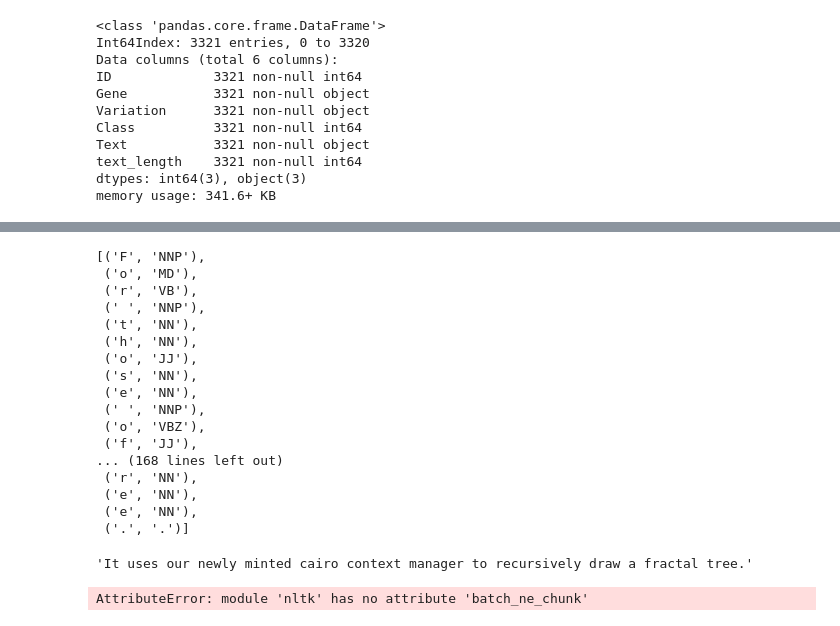
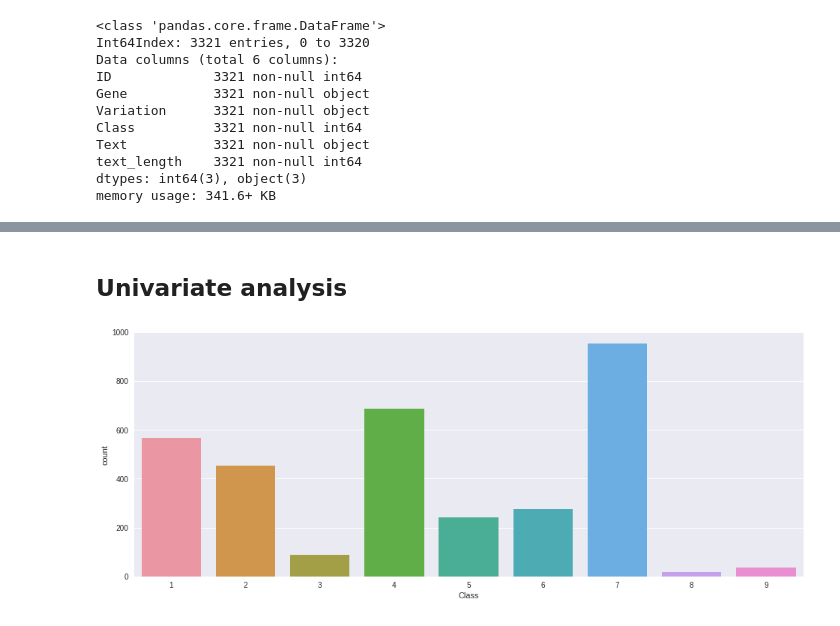
Before and after one commit to sudhirln92/kaggle-competitions, a Jupyter notebook: NLP-cancer/cancer medicine.ipynb, the cells around one changed output, grey strips where cells are left out. Cells and saved outputs as stored; diff of their text form; code cells hidden in the pictures.

```diff
--- a/NLP-cancer/cancer medicine.ipynb
+++ b/NLP-cancer/cancer medicine.ipynb
@@ -10,4 +40,13 @@ import matplotlib.pyplot as plt
 # %%
+path = ''
+#path = '../input/'
+train = pd.read_csv(path+'training_variants')
+test = pd.read_csv(path+'stage2_test_variants.csv')
 
-train_df = pd.read_csv("training_text", sep="\|\|", engine='python', header=None, skiprows=1, names=["ID","Text"])
-test_df = pd.read_csv("test_text", sep="\|\|", engine='python', header=None, skiprows=1, names=["ID","Text"])
+trainx = pd.read_csv(path+'training_text',sep = '\|\|', engine= 'python', header=None,
+                     skiprows=1, names=["ID","Text"])
+testx = pd.read_csv(path+'stage2_test_text.csv',sep = '\|\|', engine= 'python', header=None,
+                     skiprows=1, names=["ID","Text"])
+
+train = pd.merge(train, trainx, how = 'left', on = 'ID').fillna('')
+test = pd.merge(test, testx, how = 'left', on = 'ID').fillna('')
@@ -14,6 +55,0 @@ test_df = pd.read_csv("test_text", sep="\|\|", engine='python', header=None, ski
-# %%
-train = pd.read_csv('training_variants')
-test  = pd.read_csv('test_variants')
-
-train = pd.merge(train, train_df, how = 'left', on = 'ID').fillna('')
-test = pd.merge(test, test_df, how = 'left', on = 'ID').fillna('')
@@ -44,6 +82,3 @@ test_df.head()
 | 2 | 2 | Vascular endothelial growth facto... |
 | 3 | 3 | Inflammatory myofibroblastic tumo... |
 | 4 | 4 | Abstract Retinoblastoma is a pedi... |
-# %%
-train['text_length']  = train['Text'].apply(len)
-test['text_length'] = test['Text'].apply(len)
@@ -119,24 +98,0 @@ Name: Variation, dtype: object
-# %%
-k
-# %% [output]
-[('F', 'NNP'),
- ('o', 'MD'),
- ('r', 'VB'),
- (' ', 'NNP'),
- ('t', 'NN'),
- ('h', 'NN'),
- ('o', 'JJ'),
- ('s', 'NN'),
- ('e', 'NN'),
- (' ', 'NNP'),
- ('o', 'VBZ'),
- ('f', 'JJ'),
-... (168 lines left out)
- ('r', 'NN'),
- ('e', 'NN'),
- ('e', 'NN'),
- ('.', '.')]
-# %%
-nltk.sent_tokenize(a)[1]
-# %% [output]
-'It uses our newly minted cairo context manager to recursively draw a fractal tree.'
@@ -145,4 +99,7 @@ k=nltk.pos_tag(a)
-# %%
-if hasattr
-# %% [output]
-AttributeError: module 'nltk' has no attribute 'batch_ne_chunk'
+# %% [markdown]
+## Univariate analysis
+# %%
+plt.figure(figsize=(16,6))
+sns.countplot(train['Class']);
+# %% [output]
+[figure, added]
```
Also changed, not shown: parts of 42 cells of this notebook, 6 other files.
